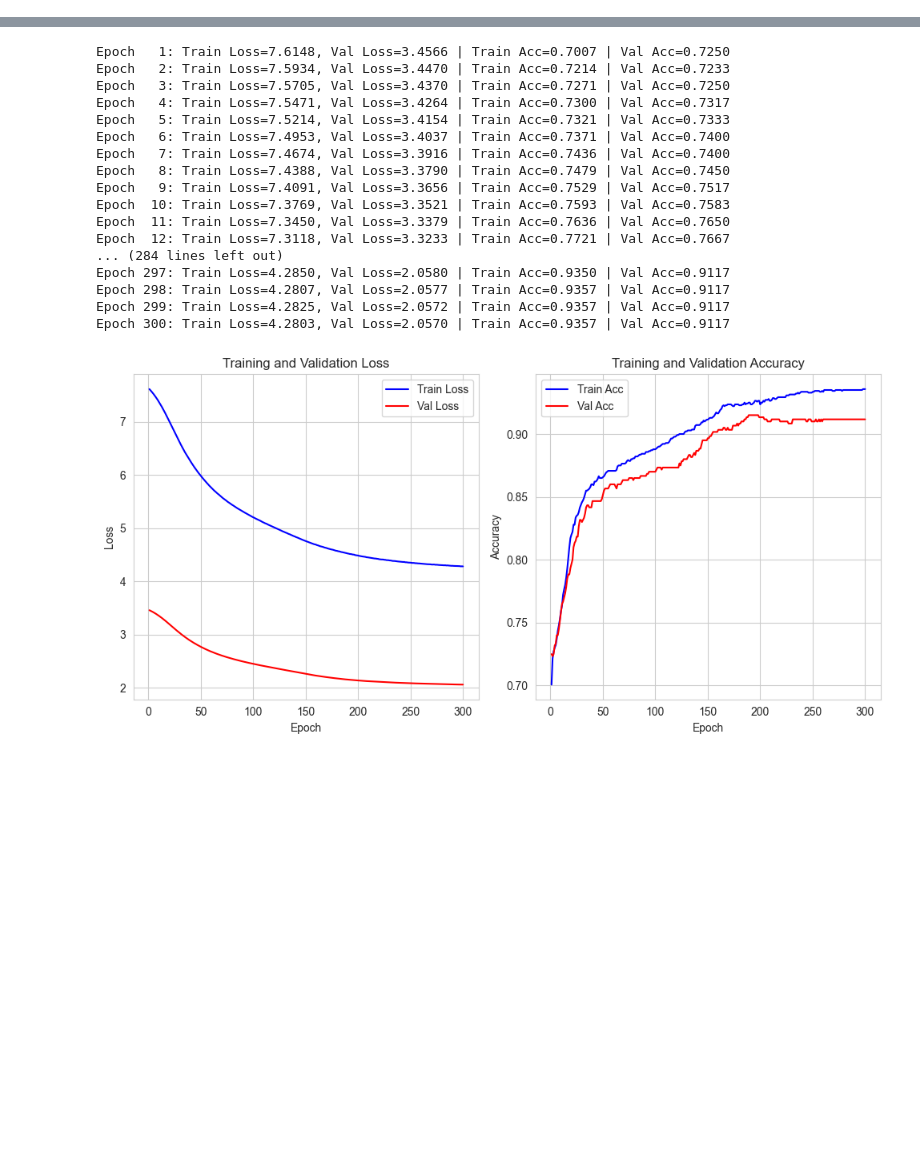
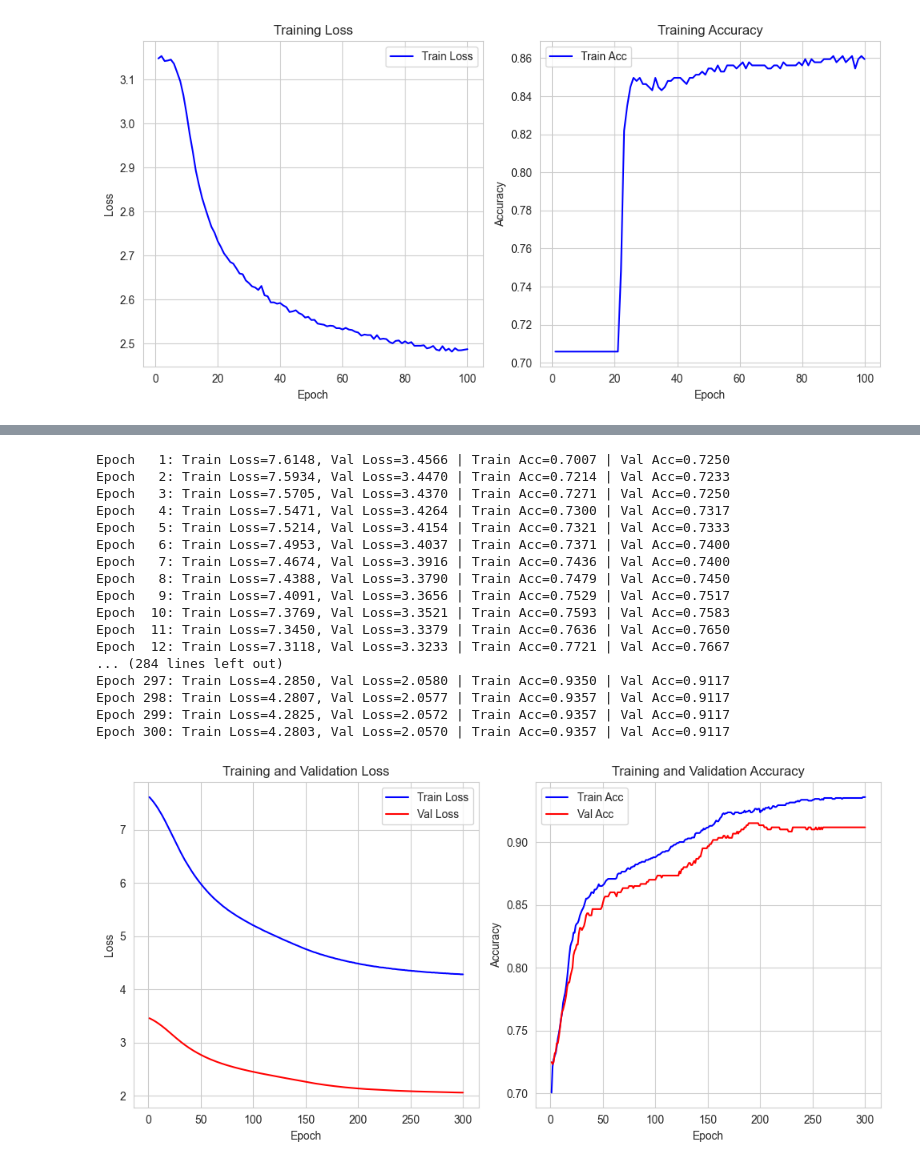
Before and after one commit to Menamot/dbc, a Jupyter notebook: examples/nn.ipynb, the cells around one changed output, grey strips where cells are left out. Drawn from its saved outputs; the diff is of its cells as text; code cells hidden in the pictures; blank space fills up the shorter version.

```diff
--- a/examples/nn.ipynb
+++ b/examples/nn.ipynb
@@ -11,13 +11,13 @@ class ProfileBayesClassifier(nn.Module):
         self.p_y = p_y
         # Encoder
         self.encoder = nn.Sequential(
-            nn.Linear(input_dim, 64),
+            nn.Linear(input_dim, hidden_dim),
             nn.ReLU(),
-            nn.Linear(64, 64),
+            nn.Linear(hidden_dim, hidden_dim),
             nn.ReLU(),
-            nn.Linear(64, 64),
+            nn.Linear(hidden_dim, hidden_dim),
             nn.ReLU(),
-            nn.Linear(64, num_profiles)
+            nn.Linear(hidden_dim, num_profiles)
         )
 
         # 使用 register_buffer 保持状态但不被训练
@@ -41,8 +41,6 @@ class ProfileBayesClassifier(nn.Module):
         # 避免除以 0：加入平滑
         smoothed = self.count_z_given_y + 1e-3
         return smoothed / smoothed.sum(dim=0, keepdim=True)  # [T, K]
-
-
 
     def forward(self, x):
         # q(Z|X)
@@ -241,5 +239,6 @@ DT Acc:
 # %%
-p_y = torch.tensor(compute_prior(y_train, 2), dtype=torch.float32)
+n_classes = len(np.unique(y))
+p_y = torch.tensor(compute_prior(y, n_classes), dtype=torch.float32)
 
 # 转成 Tensor
 X_train = torch.tensor(X_train, dtype=torch.float32)
@@ -363,0 +389,73 @@ Epoch 100: Train Loss=2.4387, Val Loss=1.5196 | Train Acc=0.8431 | Val Acc=0.821
+# %%
+from torch.utils.data import TensorDataset, DataLoader
+import torch
+import torch.nn as nn
+import matplotlib.pyplot as plt
+
+batch_size = 128
+train_dataset = TensorDataset(X_train, y_train)
+train_loader = DataLoader(train_dataset, batch_size=batch_size, shuffle=True)
+
+input_dim = 2  # 特征维度
+hidden_dim = 64
+num_profiles = 6
+num_classes = 2
+
+model = ProfileBayesClassifier(input_dim, hidden_dim, num_profiles, num_classes, p_y)
+optimizer = torch.optim.Adam(model.parameters(), lr=1e-3)
+criterion = nn.CrossEntropyLoss()
+
+num_epochs = 100
+train_losses = []
+train_accuracies = []
+
+for epoch in range(num_epochs):
+    # 训练阶段
+    model.train()
+    train_total_loss = 0
+    train_correct = 0
+    train_total = 0
+
+    for X_batch, y_batch in train_loader:
+        optimizer.zero_grad()
+        p_y_given_x, q_z_given_x, _ = model(X_batch)
+        model.update_profile_counts(q_z_given_x, y_batch)
+        loss = criterion(p_y_given_x, y_batch) + 0.1 * profile_kl_regularization(q_z_given_x)
+        loss.backward()
+        optimizer.step()
+
+        train_total_loss += loss.item()
+        train_preds = torch.argmax(p_y_given_x, dim=1)
+        train_correct += (train_preds == y_batch).sum().item()
+        train_total += y_batch.size(0)
+
+    train_losses.append(train_total_loss)
+    train_acc = train_correct / train_total
+    train_accuracies.append(train_acc)
+
+    print(f"Epoch {epoch+1:3d}: Train Loss={train_total_loss:.4f} | Train Acc={train_acc:.4f}")
+
+# 绘制训练损失和准确率
+plt.figure(figsize=(10, 5))
+
+# 损失曲线
+plt.subplot(1, 2, 1)
+plt.plot(range(1, num_epochs + 1), train_losses, 'b-', label='Train Loss')
+plt.xlabel('Epoch')
+plt.ylabel('Loss')
+plt.title('Training Loss')
+plt.legend()
+plt.grid(True)
+
+# 准确率曲线
+plt.subplot(1, 2, 2)
+plt.plot(range(1, num_epochs + 1), train_accuracies, 'b-', label='Train Acc')
+plt.xlabel('Epoch')
+plt.ylabel('Accuracy')
+plt.title('Training Accuracy')
+plt.legend()
+plt.grid(True)
+
+plt.tight_layout()
+plt.show()
+# %% [output]
@@ -364,3 +479,4 @@ Epoch 100: Train Loss=2.4387, Val Loss=1.5196 | Train Acc=0.8431 | Val Acc=0.821
+[figure, added]
 # %%
 import matplotlib.pyplot as plt
 import numpy as np
```
Also changed, not shown: parts of 7 cells of this notebook, 14 other files.
